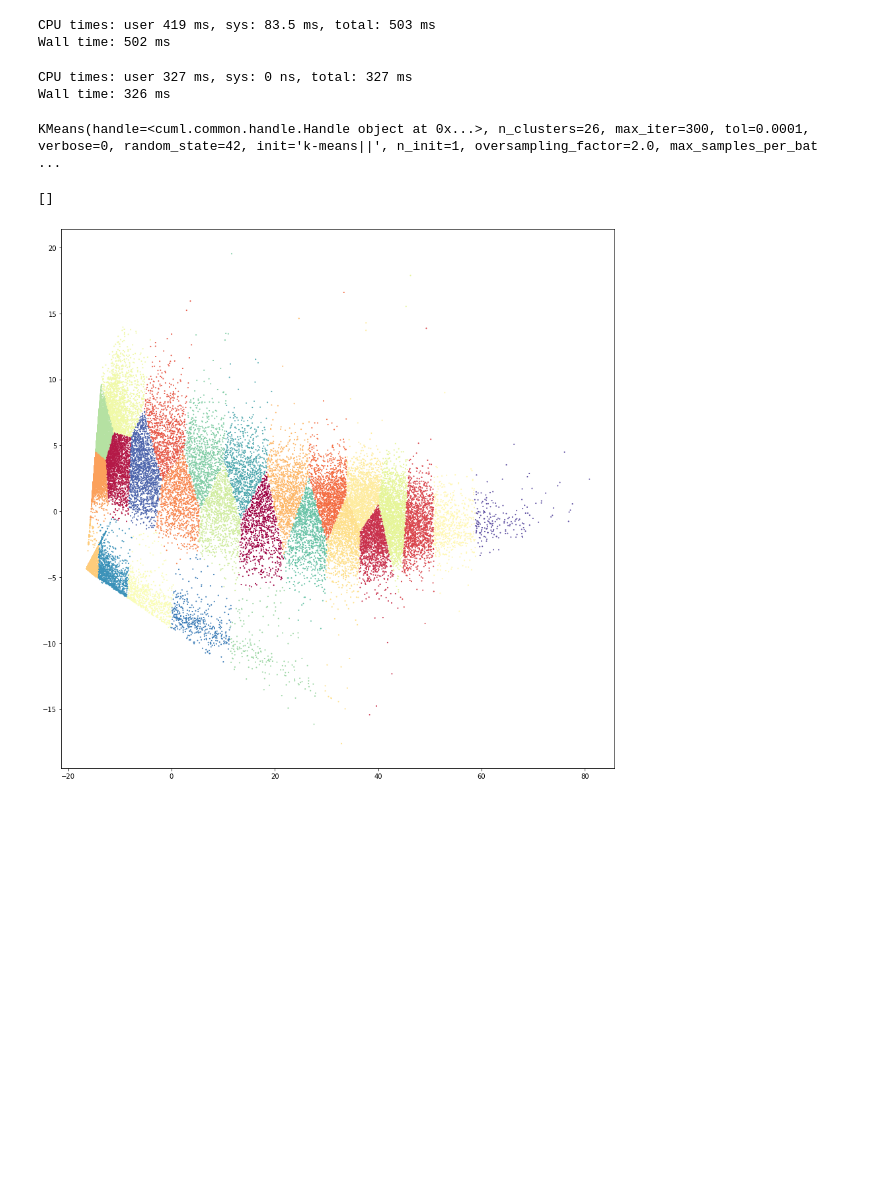
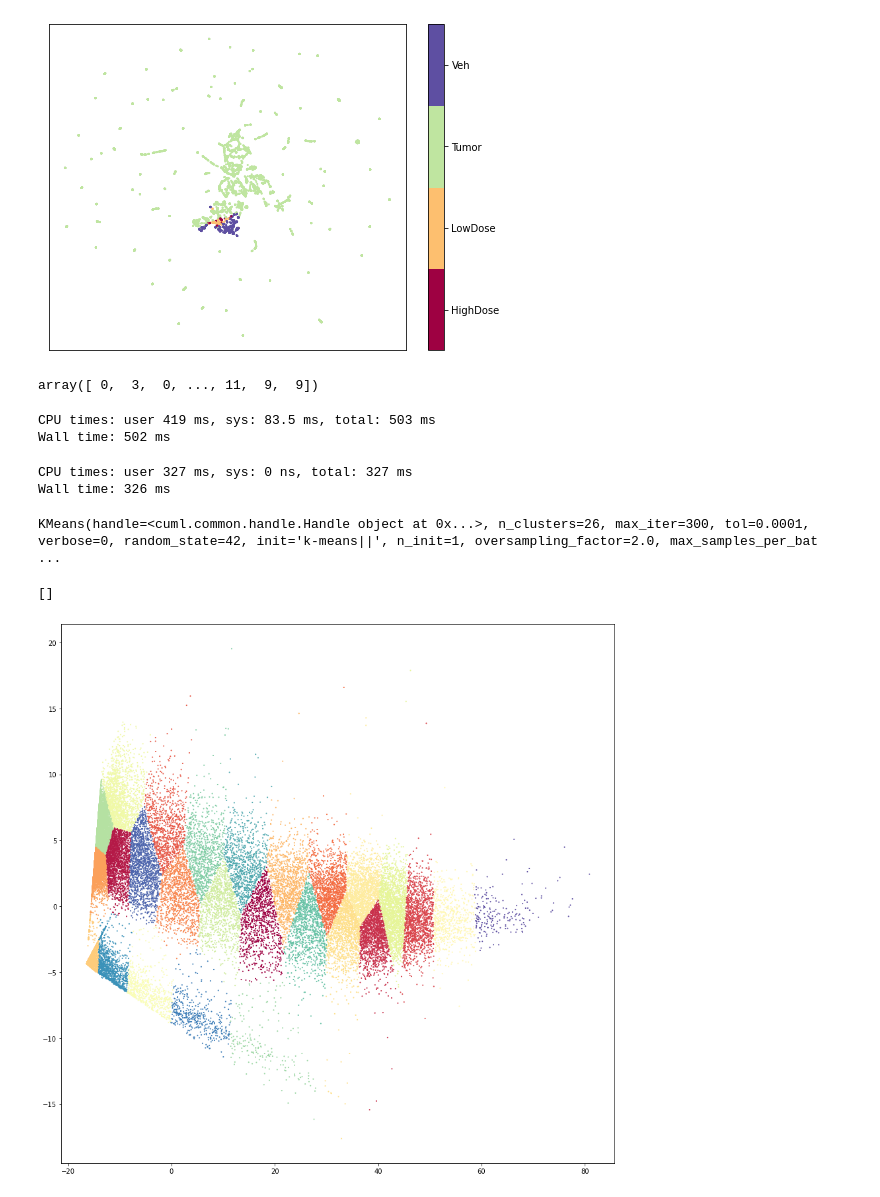
Before and after one commit to powerhorse1986/statsPlotGenerator, a Jupyter notebook: TestGPUPoweredUMAP.ipynb, the cells around one changed output. Saved outputs shown, nothing was run; the diff lists cells and outputs as text; code cells hidden in the pictures; blank space fills up the shorter version.

```diff
--- a/TestGPUPoweredUMAP.ipynb
+++ b/TestGPUPoweredUMAP.ipynb
@@ -19,0 +897,6 @@ df.iloc[ : , 1 : ] = np.log2(df.iloc[ : , 1 : ] + 1)
+# %%
+plotDF
+pltDF = plotDF.iloc[ : , 1 : ]
+# %%
+pltDF = pltDF.fillna(0)
+pltDF
@@ -19,0 +917,9 @@ df.iloc[ : , 1 : ] = np.log2(df.iloc[ : , 1 : ] + 1)
+# %%
+tmp = pltDF.drop(columns = 'Source')
+target = np.array(pltDF.Source, dtype = np.str)
+le = LabelEncoder()
+target = le.fit_transform(target)
+classes = ['HighDose', 'LowDose', 'Tumor', 'Veh']
+# %%
+%%time
+embedding = umap.UMAP(n_neighbors = 10).fit_transform(tmp)
@@ -20,3 +929,16 @@ df.iloc[ : , 1 : ] = np.log2(df.iloc[ : , 1 : ] + 1)
+# %%
+fig, ax = plt.subplots(1, figsize = (8, 6))
+plt.scatter(*embedding.T, s = 1, c = target, cmap = 'Spectral', alpha = 1.0)
+plt.setp(ax, xticks = [], yticks = [])
+cbar = plt.colorbar(boundaries = np.arange(5) - 0.5)
+cbar.set_ticks(np.arange(4))
+cbar.set_ticklabels(classes)
+# %% [output]
+[figure, added]
+# %%
+NumLabel
+# %% [output]
+array([ 0,  3,  0, ..., 11,  9,  9])
 # %%
 cdf = cudf.from_pandas(df)
 # %%
```
Also changed, not shown: parts of 79 cells of this notebook.
